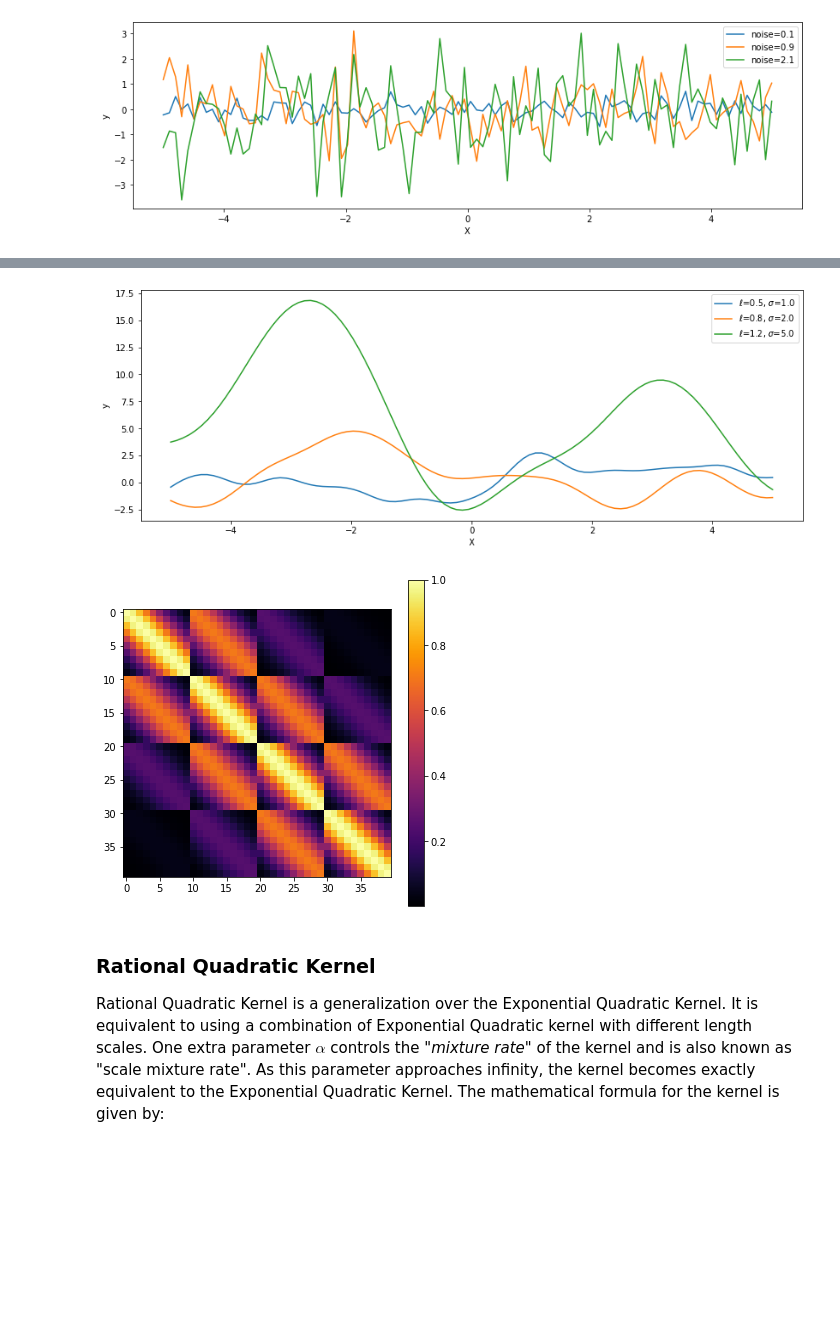
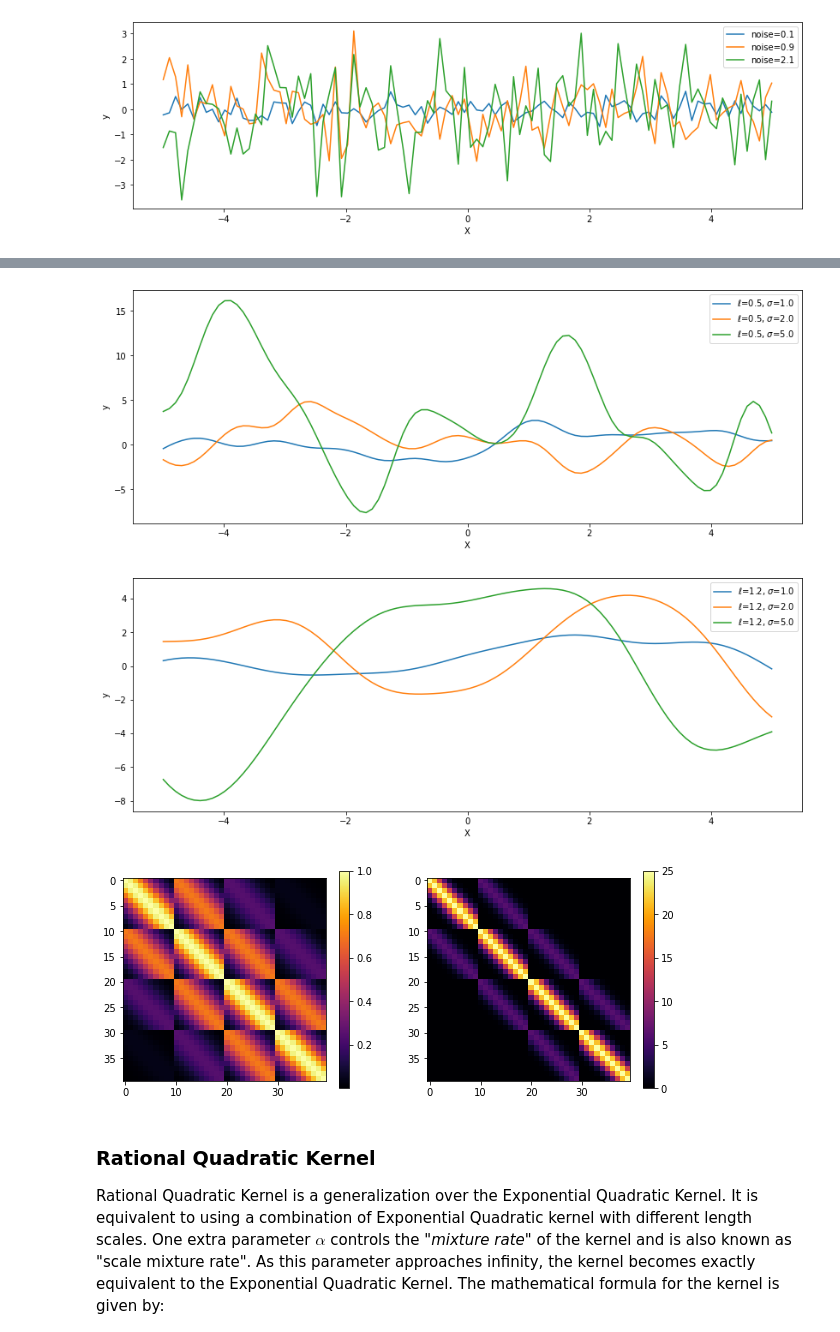
Before and after one commit to pymc-devs/pymc4, a Jupyter notebook: notebooks/GP-Kernels.ipynb, the cells around one changed output, grey strips where cells are left out. Saved outputs shown, nothing was run; the diff lists cells and outputs as text; code cells hidden in the pictures; blank space fills up the shorter version.

```diff
--- a/notebooks/GP-Kernels.ipynb
+++ b/notebooks/GP-Kernels.ipynb
@@ -343,9 +371,7 @@ samples = dists.sample(1)
 plt.figure(figsize=(14, 5))
 [
     plt.plot(
-        x,
-        samples[0, i, :],
-        label=f"$\\ell$={length_scales[i]}, $\\sigma$={amplitudes[i]}",
+        x, samples[0, i, :], label=f"$\\ell$={length_scale}, $\\sigma$={amplitudes[i]}",
     )
     for i in range(3)
 ]
@@ -354,4 +380,4 @@ plt.ylabel("y")
 plt.legend()
 plt.show()
 # %% [output]
-[figure, old version]
+[figure, new version]
@@ -358,16 +395,34 @@ plt.show()
+# %%
+plt.figure(figsize=(14, 5))
+[
+    plt.plot(
+        x, samples[0, i, :], label=f"$\\ell$={length_scale}, $\\sigma$={amplitudes[i]}",
+    )
+    for i in range(3)
+]
+plt.xlabel("X")
+plt.ylabel("y")
+plt.legend()
+plt.show()
+# %% [output]
+[figure, added]
 # %%
 x1, x2 = np.meshgrid(np.linspace(-1, 1, 10), np.linspace(-1, 1, 4))
 X2 = np.concatenate((x1.reshape(40, 1), x2.reshape(40, 1)), axis=1)
 
-ls, amp = 0.8, 1.0
+ls, amp = [0.8, 0.4], [1.0, 5.0]
 k = ExpQuad(length_scale=ls, amplitude=amp, ARD=False)
 
 cov = k(X2, X2)
-plt.figure(figsize=(6, 6))
-m = plt.imshow(cov, cmap="inferno", interpolation="none")
-plt.colorbar(m);
+plt.figure(figsize=(10, 4))
+plt.subplot(121)
+m = plt.imshow(cov[0], cmap="inferno", interpolation="none")
+plt.colorbar(m)
+plt.subplot(122)
+n = plt.imshow(cov[1], cmap="inferno", interpolation="none")
+plt.colorbar(n);
 # %% [output]
-[figure, old version]
+[figure, new version]
 # %% [markdown]
 ### Rational Quadratic Kernel
 
```
Also changed, not shown: parts of 70 cells of this notebook.
